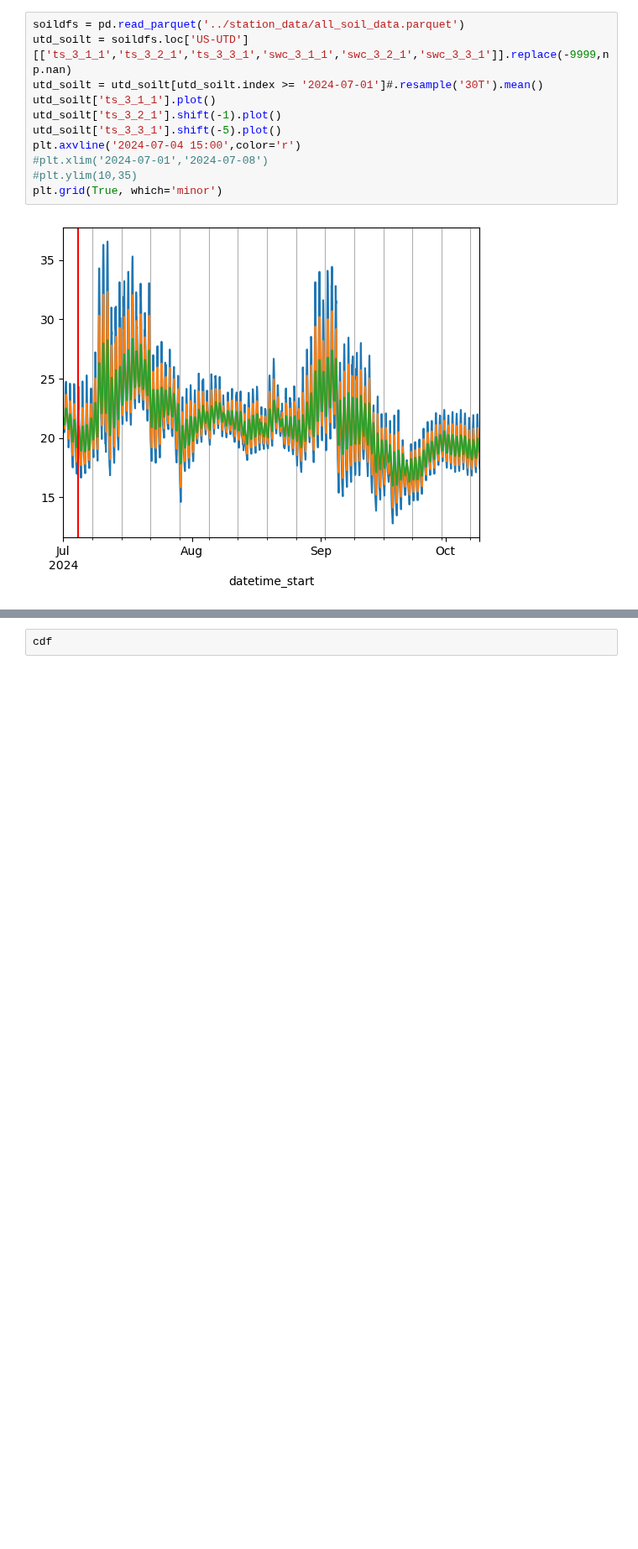
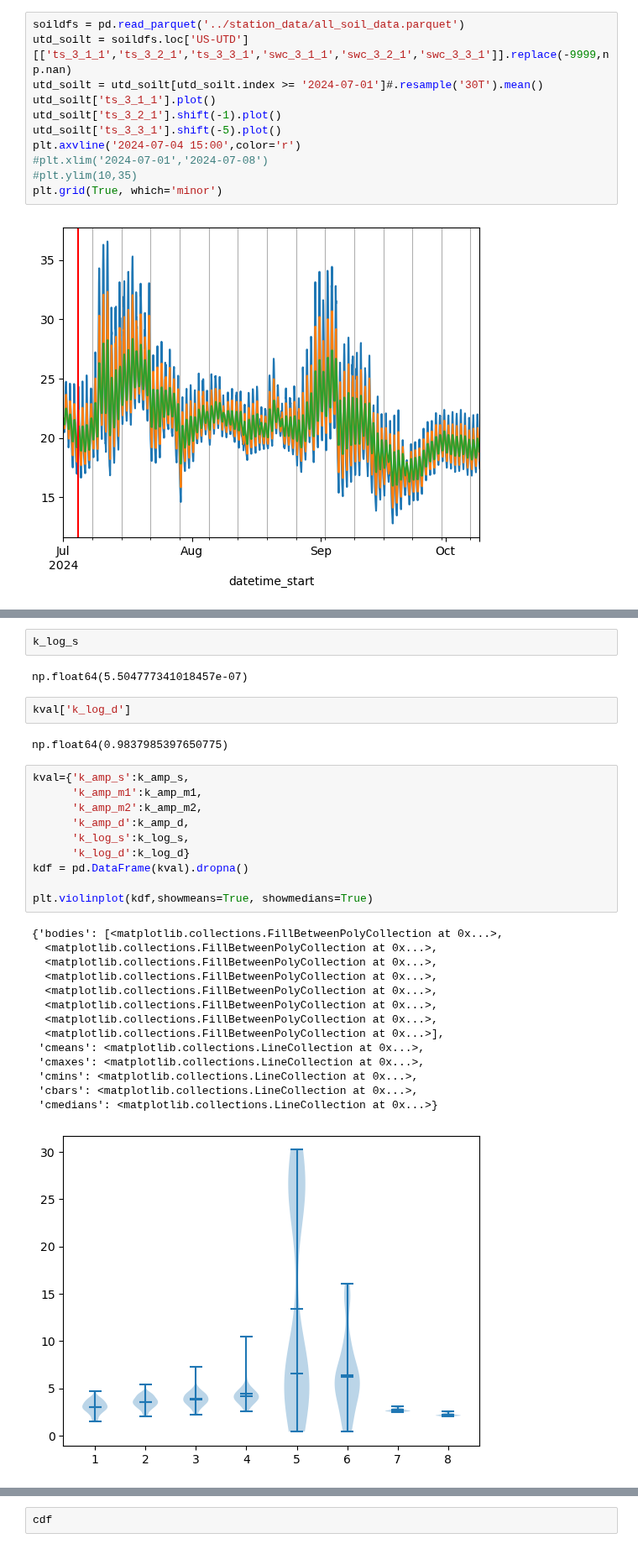
Before and after one commit to utah-geological-survey/MicroMet, a Jupyter notebook: Notebooks/soil_props.ipynb, the cells around one changed output, grey strips where cells are left out. Shown at 84% size. Saved outputs shown, nothing was run; the diff lists cells and outputs as text; blank space fills up the shorter version.

```diff
--- a/Notebooks/soil_props.ipynb
+++ b/Notebooks/soil_props.ipynb
@@ -125,0 +227,33 @@ alpha_lag
+# %%
+k_log_s
+# %% [output]
+np.float64(5.504777341018457e-07)
+# %%
+kval['k_log_d']
+# %% [output]
+np.float64(0.9837985397650775)
+# %%
+kval={'k_amp_s':k_amp_s,
+      'k_amp_m1':k_amp_m1,
+      'k_amp_m2':k_amp_m2,
+      'k_amp_d':k_amp_d,
+      'k_log_s':k_log_s,
+      'k_log_d':k_log_d}
+kdf = pd.DataFrame(kval).dropna()
+
+plt.violinplot(kdf,showmeans=True, showmedians=True)
+# %% [output]
+{'bodies': [<matplotlib.collections.FillBetweenPolyCollection at 0x...>,
+  <matplotlib.collections.FillBetweenPolyCollection at 0x...>,
+  <matplotlib.collections.FillBetweenPolyCollection at 0x...>,
+  <matplotlib.collections.FillBetweenPolyCollection at 0x...>,
+  <matplotlib.collections.FillBetweenPolyCollection at 0x...>,
+  <matplotlib.collections.FillBetweenPolyCollection at 0x...>,
+  <matplotlib.collections.FillBetweenPolyCollection at 0x...>,
+  <matplotlib.collections.FillBetweenPolyCollection at 0x...>],
+ 'cmeans': <matplotlib.collections.LineCollection at 0x...>,
+ 'cmaxes': <matplotlib.collections.LineCollection at 0x...>,
+ 'cmins': <matplotlib.collections.LineCollection at 0x...>,
+ 'cbars': <matplotlib.collections.LineCollection at 0x...>,
+ 'cmedians': <matplotlib.collections.LineCollection at 0x...>}
+[figure, added]
```
Also changed, not shown: parts of 16 cells of this notebook, 1 other file.
